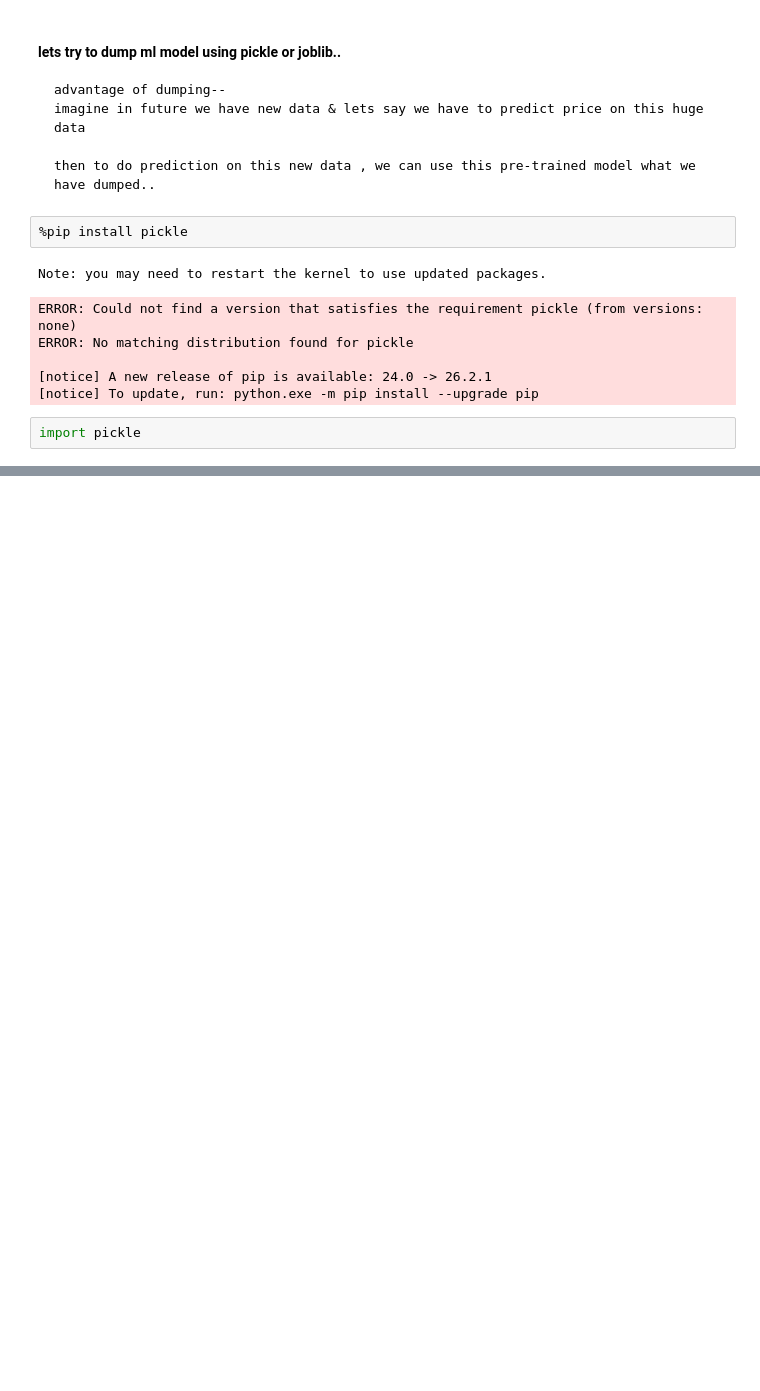
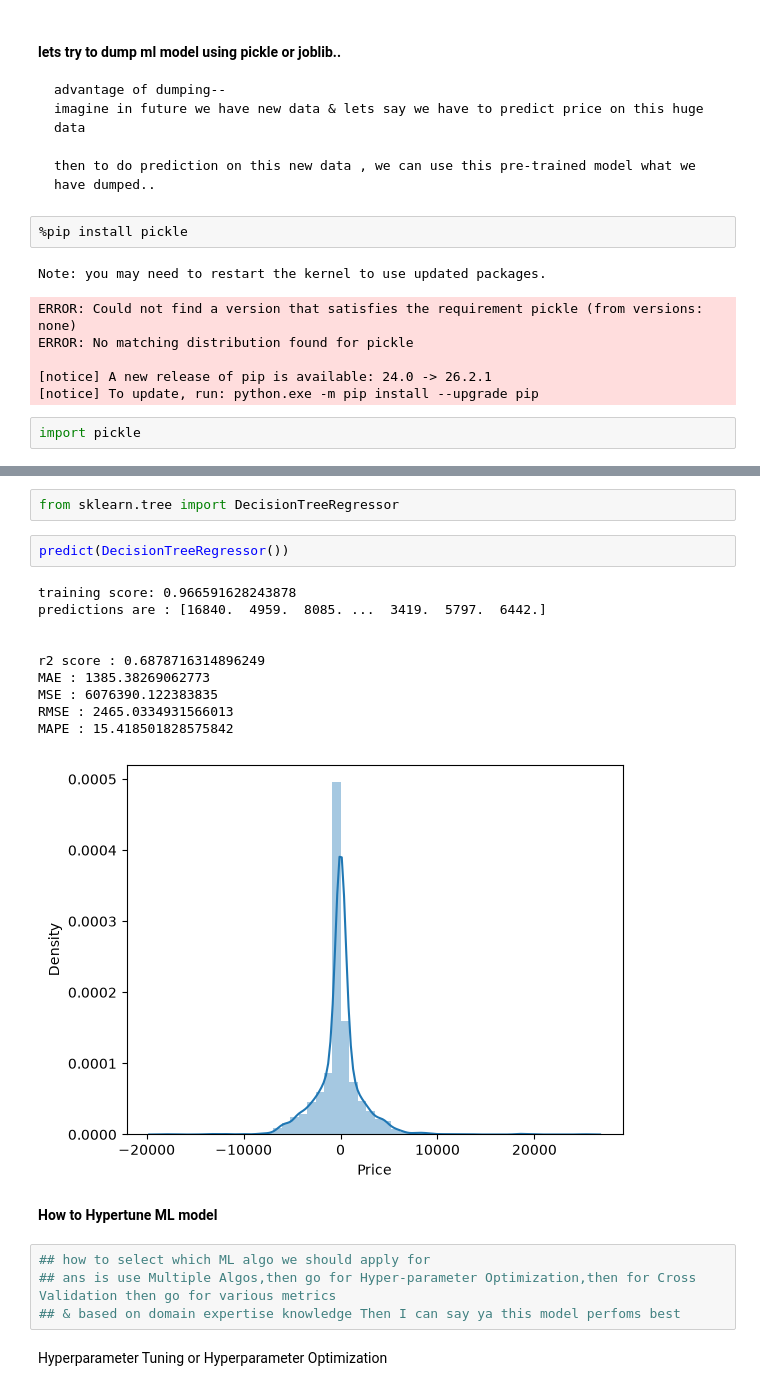
Before and after one commit to Pranavbhawane7/airline-fair-ticket-price-prediction, a Jupyter notebook: prediction.ipynb, the cells around one changed output, grey strips where cells are left out. Saved outputs shown, nothing was run; the diff lists cells and outputs as text; blank space fills up the shorter version.

```diff
--- a/prediction.ipynb
+++ b/prediction.ipynb
@@ -961,0 +1028,23 @@ import pickle
+# %%
+from sklearn.tree import DecisionTreeRegressor
+# %%
+predict(DecisionTreeRegressor())
+# %% [output]
+training score: 0.966591628243878
+predictions are : [16840.  4959.  8085. ...  3419.  5797.  6442.]
+
+
+r2 score : 0.6878716314896249
+MAE : 1385.38269062773
+MSE : 6076390.122383835
+RMSE : 2465.0334931566013
+MAPE : 15.418501828575842
+[figure, added]
+# %% [markdown]
+**How to Hypertune ML model**
+# %%
+## how to select which ML algo we should apply for
+## ans is use Multiple Algos,then go for Hyper-parameter Optimization,then for Cross Validation then go for various metrics
+## & based on domain expertise knowledge Then I can say ya this model perfoms best
+# %% [markdown]
+Hyperparameter Tuning or Hyperparameter Optimization
```
Also changed, not shown: parts of 27 cells of this notebook.
